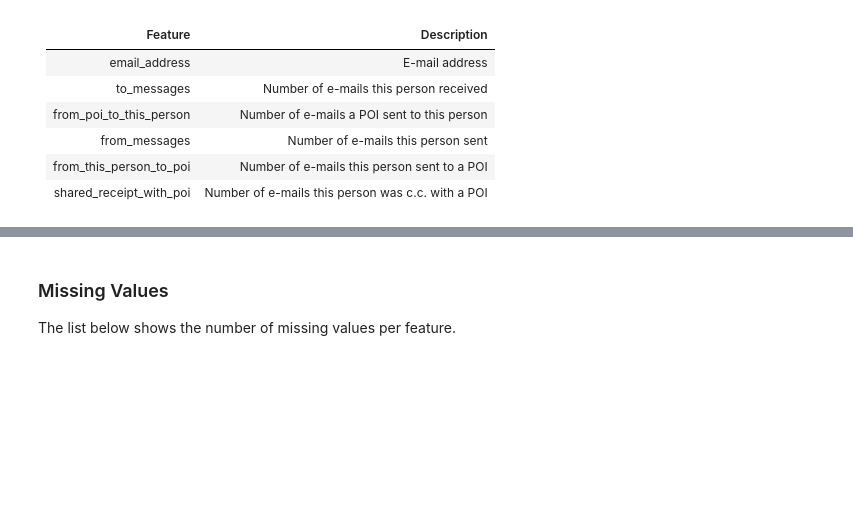
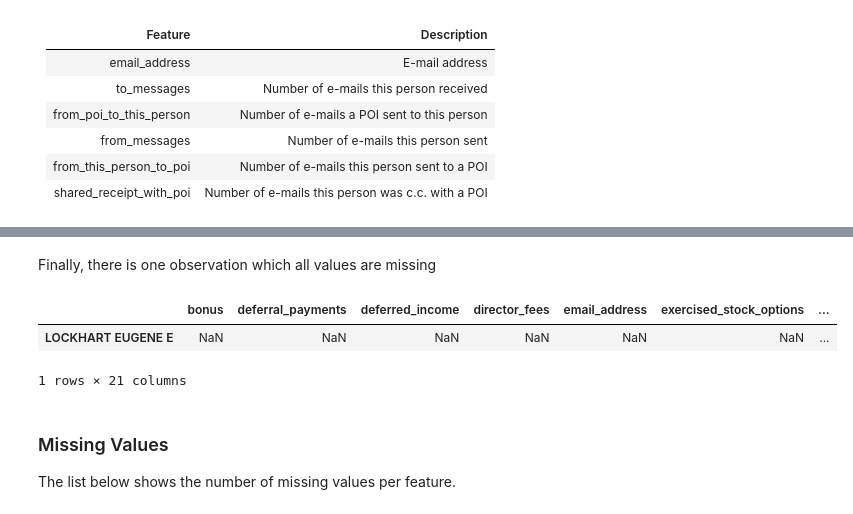
Before and after one commit to gerosa/udacity-data-analyst, a Jupyter notebook: P5/final_report.ipynb, the cells around one changed output, grey strips where cells are left out. Drawn from its saved outputs; the diff is of its cells as text; code cells hidden in the pictures; blank space fills up the shorter version.

```diff
--- a/P5/final_report.ipynb
+++ b/P5/final_report.ipynb
@@ -159,3 +191,12 @@ shared_receipt_with_poi | Number of e-mails this person was c.c. with a POI
+# %% [markdown]
+Finally, there is one observation which all values are missing
+# %%
+display(df[df.isnull().sum(axis = 1) > 18])
+df.drop('LOCKHART EUGENE E', inplace=True)
+# %% [output]
+|  | bonus | deferral_payments | deferred_income | director_fees | email_address | exercised_stock_options | ... |
+| LOCKHART EUGENE E | NaN | NaN | NaN | NaN | NaN | NaN | ... |
+1 rows × 21 columns
 # %% [markdown]
 ### Missing Values
 The list below shows the number of missing values per feature.
```
Also changed, not shown: parts of 24 cells of this notebook, 1 other file.
